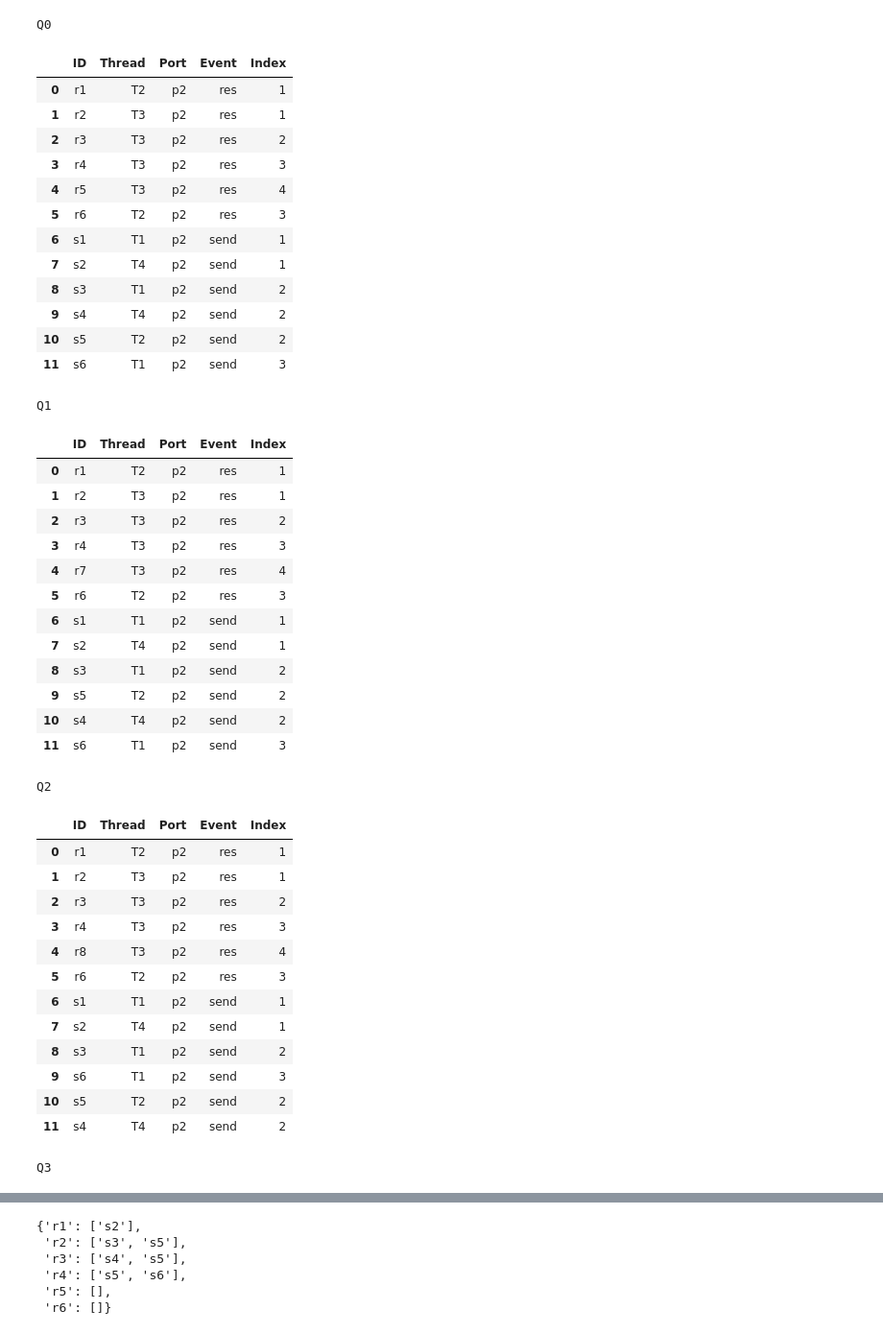
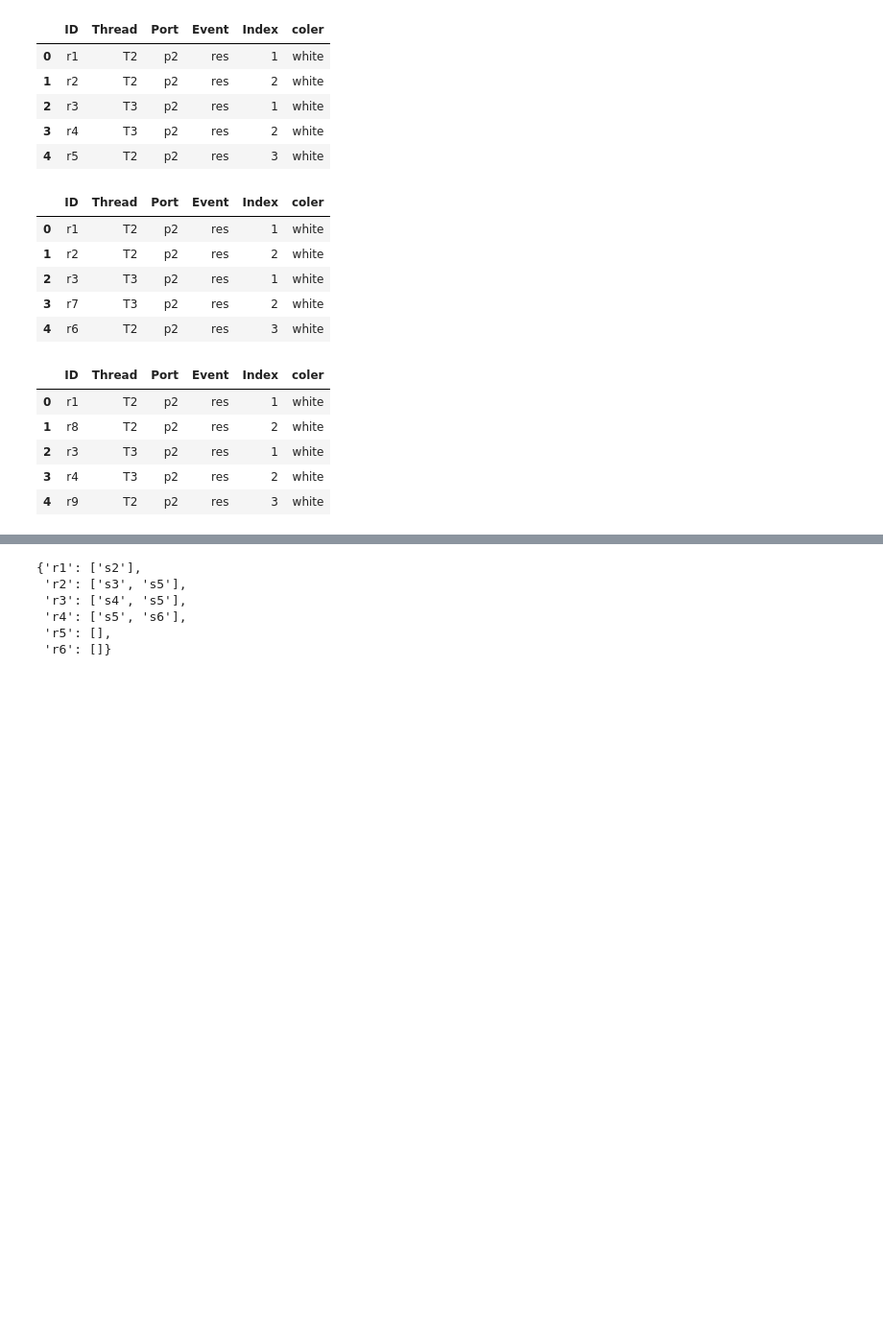
Before and after one commit to fswu0831/RTOS_sample_Algorithm, a Jupyter notebook: pro_env.ipynb, the cells around one changed output, grey strips where cells are left out. Shown at 96% size. Cells and saved outputs as stored; diff of their text form; code cells hidden in the pictures; blank space fills up the shorter version.

```diff
--- a/pro_env.ipynb
+++ b/pro_env.ipynb
@@ -345,11 +342,11 @@ def expand_table(table):
 import sys
 #============ここから設定============
 t_way=2
-combination=1 #0の場合は既存研究の方法、1の場合は組み合わせを考慮した手法
-stop=1 #1の場合テストケースを作成するところまではやらない
+combination=0 #0の場合は既存研究の方法、1の場合は組み合わせを考慮した手法
+stop=0 #1の場合テストケースを作成するところまではやらない
 
-#RECEIVE_SHEET_NAME='SYN-res.csv'
-#SEND_SHEET_NAME='SYN-snd.csv'
+RECEIVE_SHEET_NAME='SYN-res.csv'
+SEND_SHEET_NAME='SYN-snd.csv'
 
 #RECEIVE_SHEET_NAME='res.csv'
 #SEND_SHEET_NAME='sen.csv'
@@ -358,8 +355,8 @@ stop=1 #1の場合テストケースを作成するところまではやらな
 #SEND_SHEET_NAME='test_send.csv'
 
 
-RECEIVE_SHEET_NAME='SYN-sequence-receive.csv'
-SEND_SHEET_NAME='SYN-sequence-send.csv'
+#RECEIVE_SHEET_NAME='SYN-sequence-receive.csv'
+#SEND_SHEET_NAME='SYN-sequence-send.csv'
 #============ここまで設定============
 
 
@@ -608,48 +563,22 @@ table
 # %%
 for i in range(len(Qr)):
-    print("Q{}".format(i))
-    display(Q[i])
+    display(Qr[i])
 # %% [output]
-Q0
-|  | ID | Thread | Port | Event | Index |
-| 0 | r1 | T2 | p2 | res | 1 |
-| 1 | r2 | T3 | p2 | res | 1 |
-| 2 | r3 | T3 | p2 | res | 2 |
-| 3 | r4 | T3 | p2 | res | 3 |
-| 4 | r5 | T3 | p2 | res | 4 |
-| 5 | r6 | T2 | p2 | res | 3 |
-| 6 | s1 | T1 | p2 | send | 1 |
-| 7 | s2 | T4 | p2 | send | 1 |
-| 8 | s3 | T1 | p2 | send | 2 |
-| 9 | s4 | T4 | p2 | send | 2 |
-| 10 | s5 | T2 | p2 | send | 2 |
-| 11 | s6 | T1 | p2 | send | 3 |
+|  | ID | Thread | Port | Event | Index | coler |
+| 0 | r1 | T2 | p2 | res | 1 | white |
+| 1 | r2 | T2 | p2 | res | 2 | white |
+| 2 | r3 | T3 | p2 | res | 1 | white |
+| 3 | r4 | T3 | p2 | res | 2 | white |
+| 4 | r5 | T2 | p2 | res | 3 | white |
-Q1
-|  | ID | Thread | Port | Event | Index |
-| 0 | r1 | T2 | p2 | res | 1 |
-| 1 | r2 | T3 | p2 | res | 1 |
-| 2 | r3 | T3 | p2 | res | 2 |
-| 3 | r4 | T3 | p2 | res | 3 |
-| 4 | r7 | T3 | p2 | res | 4 |
-| 5 | r6 | T2 | p2 | res | 3 |
-| 6 | s1 | T1 | p2 | send | 1 |
-| 7 | s2 | T4 | p2 | send | 1 |
-| 8 | s3 | T1 | p2 | send | 2 |
-| 9 | s5 | T2 | p2 | send | 2 |
-| 10 | s4 | T4 | p2 | send | 2 |
-| 11 | s6 | T1 | p2 | send | 3 |
+|  | ID | Thread | Port | Event | Index | coler |
+| 0 | r1 | T2 | p2 | res | 1 | white |
+| 1 | r2 | T2 | p2 | res | 2 | white |
+| 2 | r3 | T3 | p2 | res | 1 | white |
+| 3 | r7 | T3 | p2 | res | 2 | white |
+| 4 | r6 | T2 | p2 | res | 3 | white |
-Q2
-|  | ID | Thread | Port | Event | Index |
-| 0 | r1 | T2 | p2 | res | 1 |
-| 1 | r2 | T3 | p2 | res | 1 |
-| 2 | r3 | T3 | p2 | res | 2 |
-| 3 | r4 | T3 | p2 | res | 3 |
-| 4 | r8 | T3 | p2 | res | 4 |
-| 5 | r6 | T2 | p2 | res | 3 |
-| 6 | s1 | T1 | p2 | send | 1 |
-| 7 | s2 | T4 | p2 | send | 1 |
-| 8 | s3 | T1 | p2 | send | 2 |
-| 9 | s6 | T1 | p2 | send | 3 |
-| 10 | s5 | T2 | p2 | send | 2 |
-| 11 | s4 | T4 | p2 | send | 2 |
+|  | ID | Thread | Port | Event | Index | coler |
+| 0 | r1 | T2 | p2 | res | 1 | white |
+| 1 | r8 | T2 | p2 | res | 2 | white |
+| 2 | r3 | T3 | p2 | res | 1 | white |
+| 3 | r4 | T3 | p2 | res | 2 | white |
+| 4 | r9 | T2 | p2 | res | 3 | white |
-Q3
```
Also changed, not shown: parts of 15 cells of this notebook, 2 other files.
